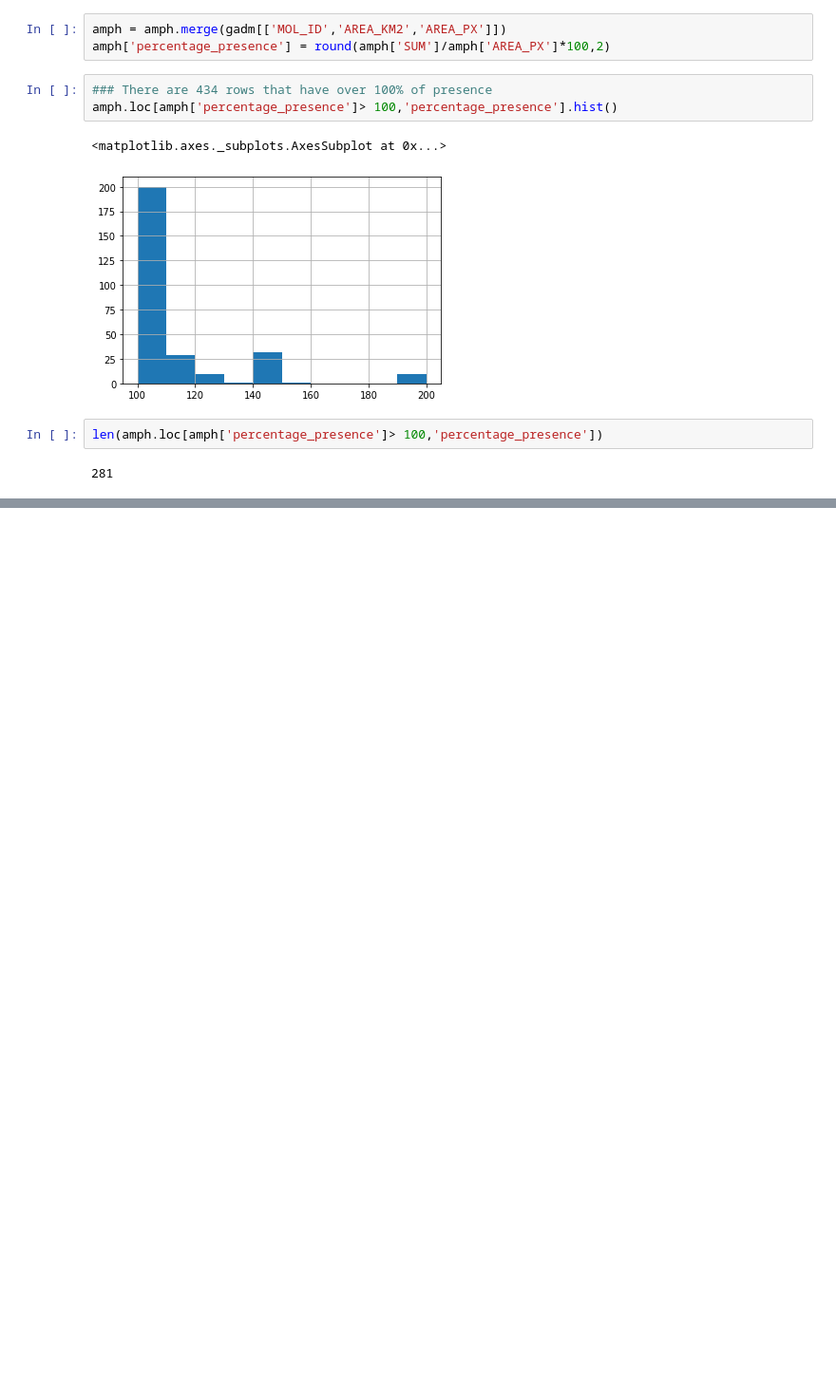
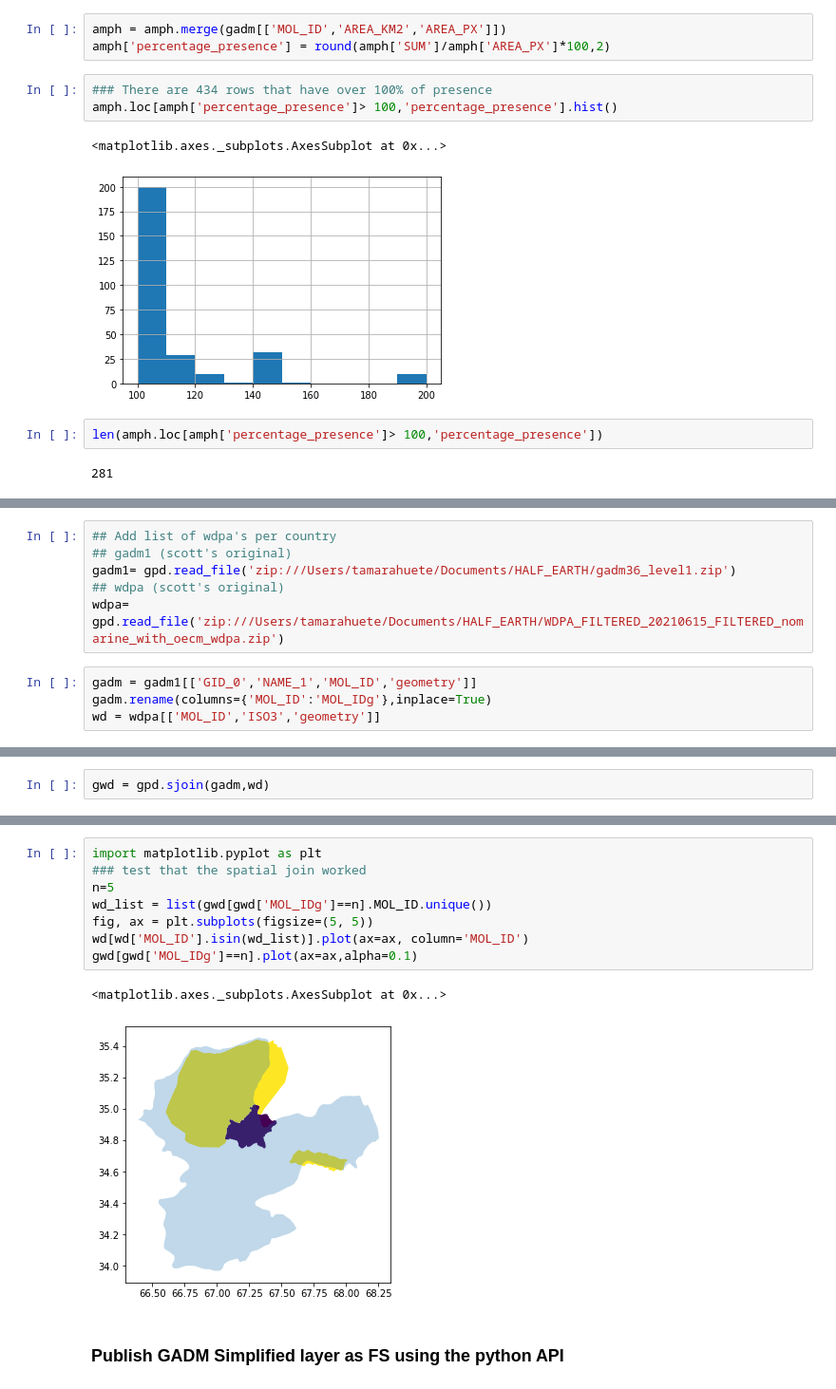
Before and after one commit to Vizzuality/he-scratchfolder, a Jupyter notebook: Precalculated_AOI_tables.ipynb, the cells around one changed output, grey strips where cells are left out. Shown at 95% size. Drawn from its saved outputs; the diff is of its cells as text; blank space fills up the shorter version.

Commit message:
simplification of wdpa and precalculated aoi data

```diff
--- a/Precalculated_AOI_tables.ipynb
+++ b/Precalculated_AOI_tables.ipynb
@@ -144,0 +277,10 @@ dff[(dff['MOL_ID']==1)].reptiles[0]
+# %%
+## Add list of wdpa's per country
+## gadm1 (scott's original)
+gadm1= gpd.read_file('zip:///Users/tamarahuete/Documents/HALF_EARTH/gadm36_level1.zip')
+## wdpa (scott's original)
+wdpa= gpd.read_file('zip:///Users/tamarahuete/Documents/HALF_EARTH/WDPA_FILTERED_20210615_FILTERED_nomarine_with_oecm_wdpa.zip')
+# %%
+gadm = gadm1[['GID_0','NAME_1','MOL_ID','geometry']]
+gadm.rename(columns={'MOL_ID':'MOL_IDg'},inplace=True)
+wd = wdpa[['MOL_ID','ISO3','geometry']]
@@ -144,0 +292,2 @@ dff[(dff['MOL_ID']==1)].reptiles[0]
+# %%
+gwd = gpd.sjoin(gadm,wd)
@@ -144,0 +305,13 @@ dff[(dff['MOL_ID']==1)].reptiles[0]
+# %%
+import matplotlib.pyplot as plt
+### test that the spatial join worked
+n=5
+wd_list = list(gwd[gwd['MOL_IDg']==n].MOL_ID.unique())
+fig, ax = plt.subplots(figsize=(5, 5))
+wd[wd['MOL_ID'].isin(wd_list)].plot(ax=ax, column='MOL_ID')
+gwd[gwd['MOL_IDg']==n].plot(ax=ax,alpha=0.1)
+# %% [output]
+<matplotlib.axes._subplots.AxesSubplot at 0x...>
+[figure, added]
+# %% [markdown]
+### Publish GADM Simplified layer as FS using the python API
```
Also changed, not shown: parts of 160 cells of this notebook, 2 other files.
